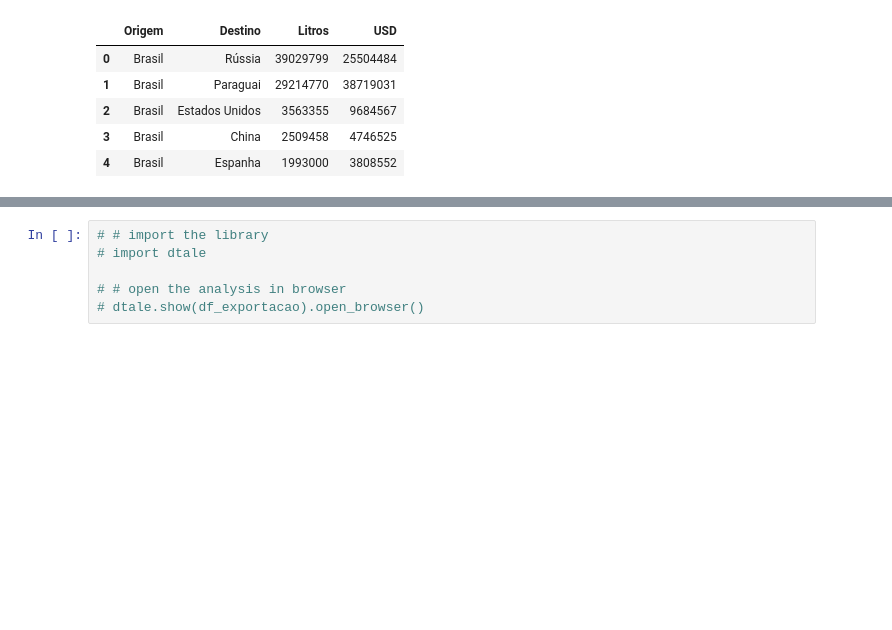
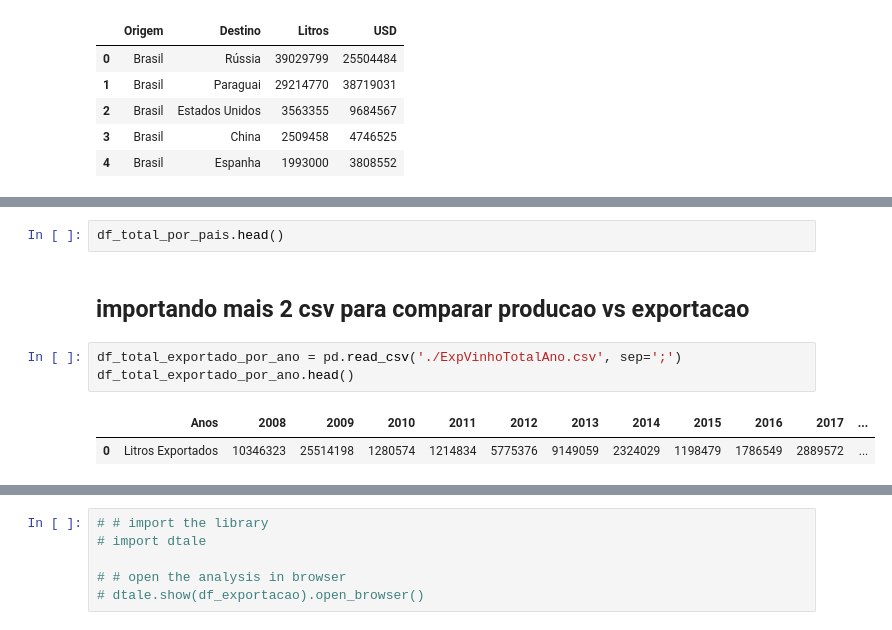
Before and after one commit to alexandre-guerra/Exportacao, a Jupyter notebook: AnaliseExportacao.ipynb, the cells around one changed output, grey strips where cells are left out. Drawn from its saved outputs; the diff is of its cells as text; blank space fills up the shorter version.

```diff
--- a/AnaliseExportacao.ipynb
+++ b/AnaliseExportacao.ipynb
@@ -171,0 +245,10 @@ df_total_por_pais.head()
+# %%
+df_total_por_pais.head()
+# %% [markdown]
+## importando mais 2 csv para comparar producao vs exportacao
+# %%
+df_total_exportado_por_ano = pd.read_csv('./ExpVinhoTotalAno.csv', sep=';')
+df_total_exportado_por_ano.head()
+# %% [output]
+|  | Anos | 2008 | 2009 | 2010 | 2011 | 2012 | 2013 | 2014 | 2015 | 2016 | 2017 | ... |
+| 0 | Litros Exportados | 10346323 | 25514198 | 1280574 | 1214834 | 5775376 | 9149059 | 2324029 | 1198479 | 1786549 | 2889572 | ... |
```
Also changed, not shown: parts of 9 cells of this notebook, 3 other files.
